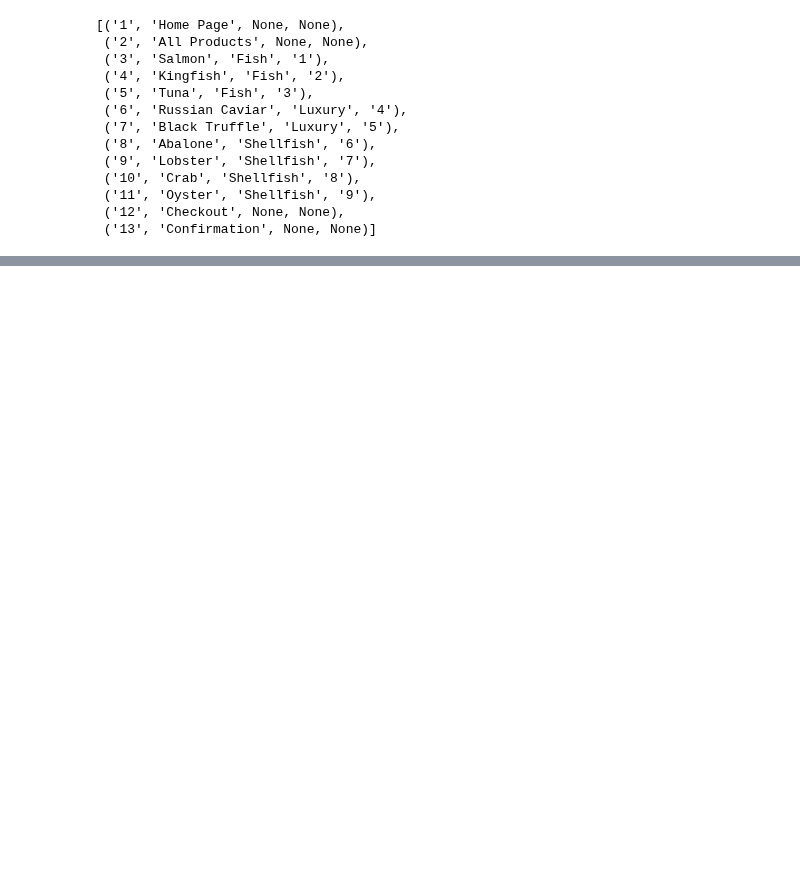
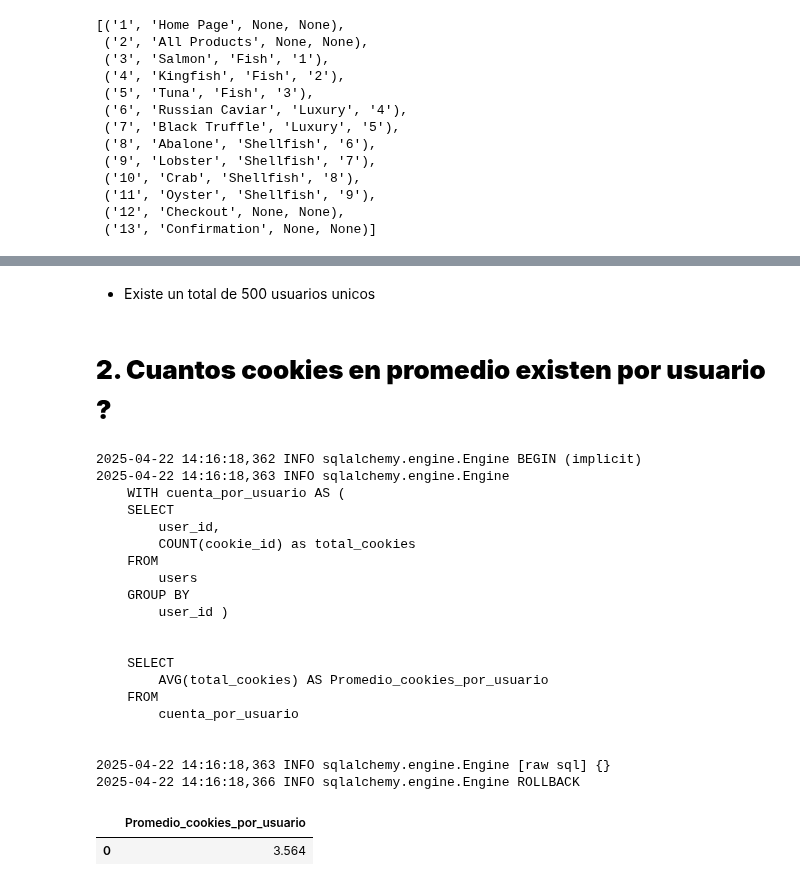
Before and after one commit to LLAES07/SQL_DESAFIO, a Jupyter notebook: Caso_6/Caso_6.ipynb, the cells around one changed output, grey strips where cells are left out. Cells and saved outputs as stored; diff of their text form; code cells hidden in the pictures; blank space fills up the shorter version.

```diff
--- a/Caso_6/Caso_6.ipynb
+++ b/Caso_6/Caso_6.ipynb
@@ -335,0 +367,48 @@ IntegrityError: (pymysql.err.IntegrityError) (1062, "Duplicate entry 'ccf365' fo
+# %% [markdown]
+- Existe un total de 500 usuarios unicos
+# %% [markdown]
+# **2. Cuantos cookies en promedio existen por usuario ?**
+# %%
+query = '''
+    WITH cuenta_por_usuario AS (
+    SELECT
+        user_id,
+        COUNT(cookie_id) as total_cookies
+    FROM
+        users
+    GROUP BY
+        user_id )
+
+
+    SELECT
+        AVG(total_cookies) AS Promedio_cookies_por_usuario
+    FROM
+        cuenta_por_usuario
+
+'''
+
+
+pd.read_sql_query(query, con=engine)
+# %% [output]
+2025-04-22 14:16:18,362 INFO sqlalchemy.engine.Engine BEGIN (implicit)
+2025-04-22 14:16:18,363 INFO sqlalchemy.engine.Engine
+    WITH cuenta_por_usuario AS (
+    SELECT
+        user_id,
+        COUNT(cookie_id) as total_cookies
+    FROM
+        users
+    GROUP BY
+        user_id )
+
+
+    SELECT
+        AVG(total_cookies) AS Promedio_cookies_por_usuario
+    FROM
+        cuenta_por_usuario
+
+
+2025-04-22 14:16:18,363 INFO sqlalchemy.engine.Engine [raw sql] {}
+2025-04-22 14:16:18,366 INFO sqlalchemy.engine.Engine ROLLBACK
+|  | Promedio_cookies_por_usuario |
+| 0 | 3.564 |
```
Also changed, not shown: parts of 15 cells of this notebook.
